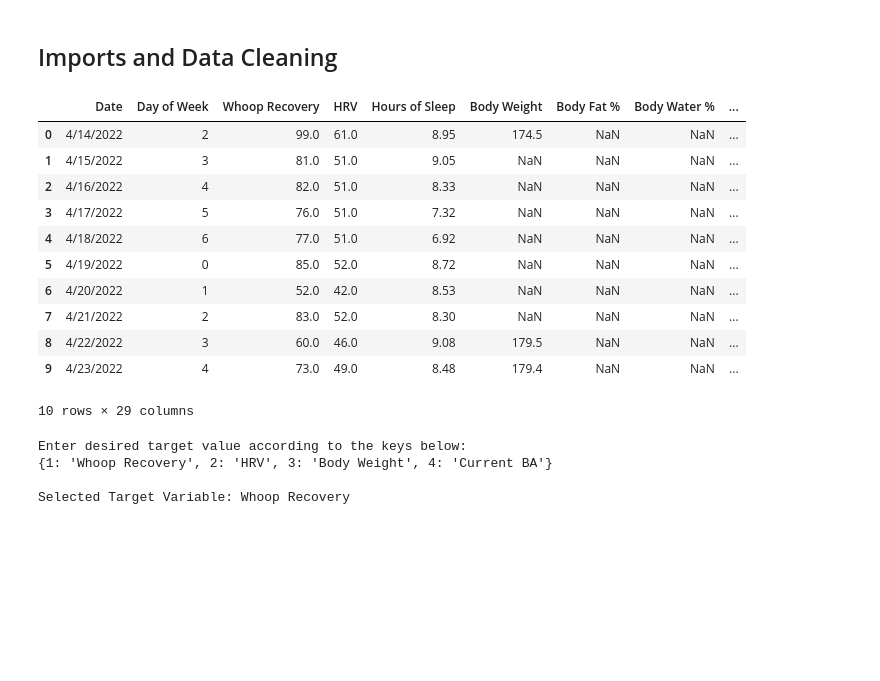
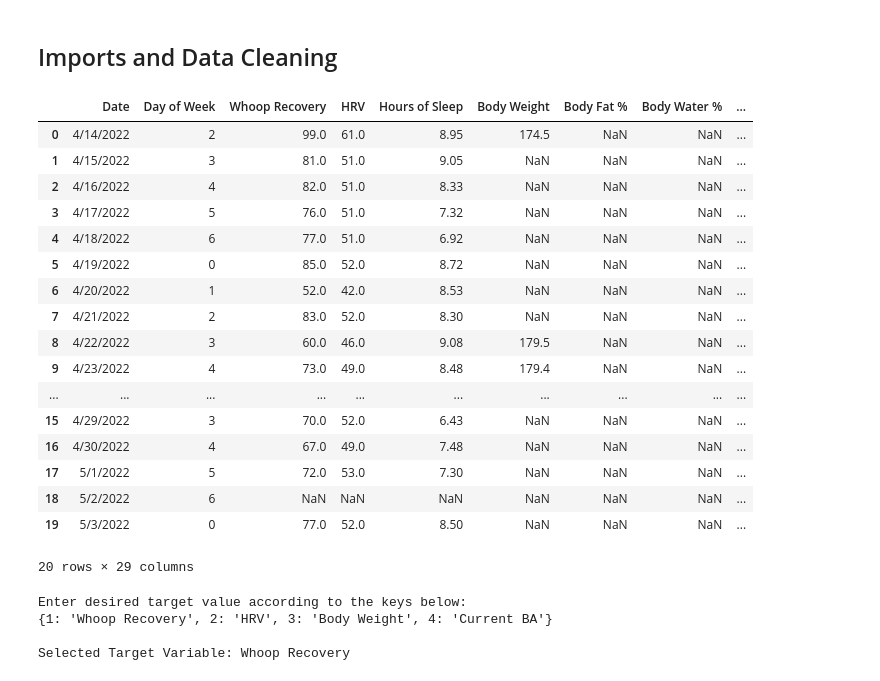
Before and after one commit to guldberg8/2022-Wellness, a Jupyter notebook: 2022 Wellness Tracking.ipynb, the cells around one changed output. Drawn from its saved outputs; the diff is of its cells as text; code cells hidden in the pictures; blank space fills up the shorter version.

```diff
--- a/2022 Wellness Tracking.ipynb
+++ b/2022 Wellness Tracking.ipynb
@@ -28,24 +28,30 @@ column_headers = data.columns
 # %%
 drop_headers = ['Thought of the Day', 'Game Notes']
 
 data = data.drop(drop_headers, axis=1)
 data = data.dropna(axis=0, thresh=3)
 column_headers = data.columns
 num_entries = data.shape[0]
-data.iloc[0:10,:]
+data
 # %% [output]
 |  | Date | Day of Week | Whoop Recovery | HRV | Hours of Sleep | Body Weight | Body Fat % | Body Water % | ... |
 | 0 | 4/14/2022 | 2 | 99.0 | 61.0 | 8.95 | 174.5 | NaN | NaN | ... |
 | 1 | 4/15/2022 | 3 | 81.0 | 51.0 | 9.05 | NaN | NaN | NaN | ... |
 | 2 | 4/16/2022 | 4 | 82.0 | 51.0 | 8.33 | NaN | NaN | NaN | ... |
 | 3 | 4/17/2022 | 5 | 76.0 | 51.0 | 7.32 | NaN | NaN | NaN | ... |
 | 4 | 4/18/2022 | 6 | 77.0 | 51.0 | 6.92 | NaN | NaN | NaN | ... |
 | 5 | 4/19/2022 | 0 | 85.0 | 52.0 | 8.72 | NaN | NaN | NaN | ... |
 | 6 | 4/20/2022 | 1 | 52.0 | 42.0 | 8.53 | NaN | NaN | NaN | ... |
 | 7 | 4/21/2022 | 2 | 83.0 | 52.0 | 8.30 | NaN | NaN | NaN | ... |
 | 8 | 4/22/2022 | 3 | 60.0 | 46.0 | 9.08 | 179.5 | NaN | NaN | ... |
 | 9 | 4/23/2022 | 4 | 73.0 | 49.0 | 8.48 | 179.4 | NaN | NaN | ... |
+| ... | ... | ... | ... | ... | ... | ... | ... | ... | ... |
+| 15 | 4/29/2022 | 3 | 70.0 | 52.0 | 6.43 | NaN | NaN | NaN | ... |
+| 16 | 4/30/2022 | 4 | 67.0 | 49.0 | 7.48 | NaN | NaN | NaN | ... |
+| 17 | 5/1/2022 | 5 | 72.0 | 53.0 | 7.30 | NaN | NaN | NaN | ... |
+| 18 | 5/2/2022 | 6 | NaN | NaN | NaN | NaN | NaN | NaN | ... |
+| 19 | 5/3/2022 | 0 | 77.0 | 52.0 | 8.50 | NaN | NaN | NaN | ... |
-10 rows × 29 columns
+20 rows × 29 columns
 # %%
 target_variables = ['Whoop Recovery', 'HRV', 'Body Weight', 'Current BA']
 
```
Also changed, not shown: parts of 4 cells of this notebook, 2 other files.
